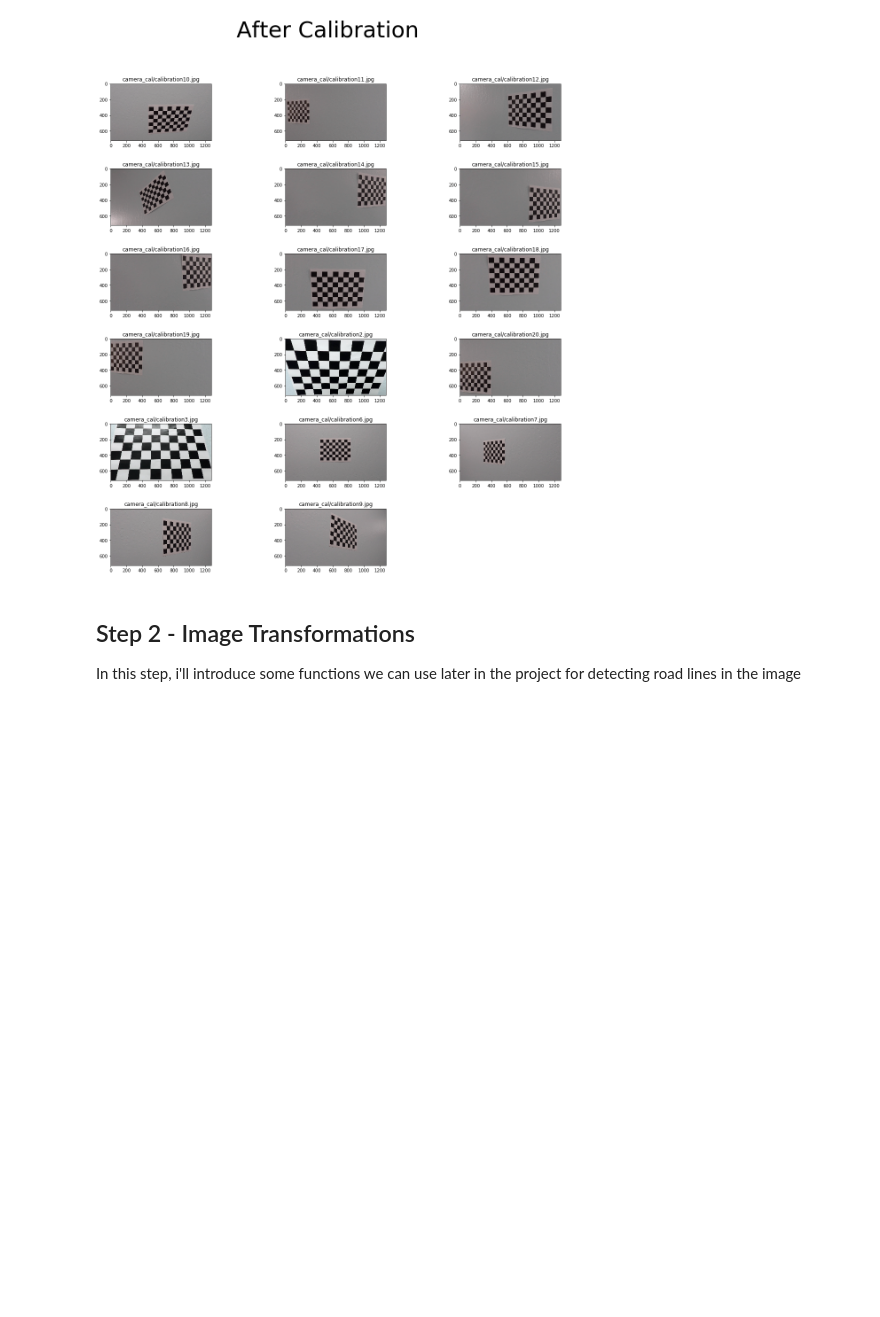
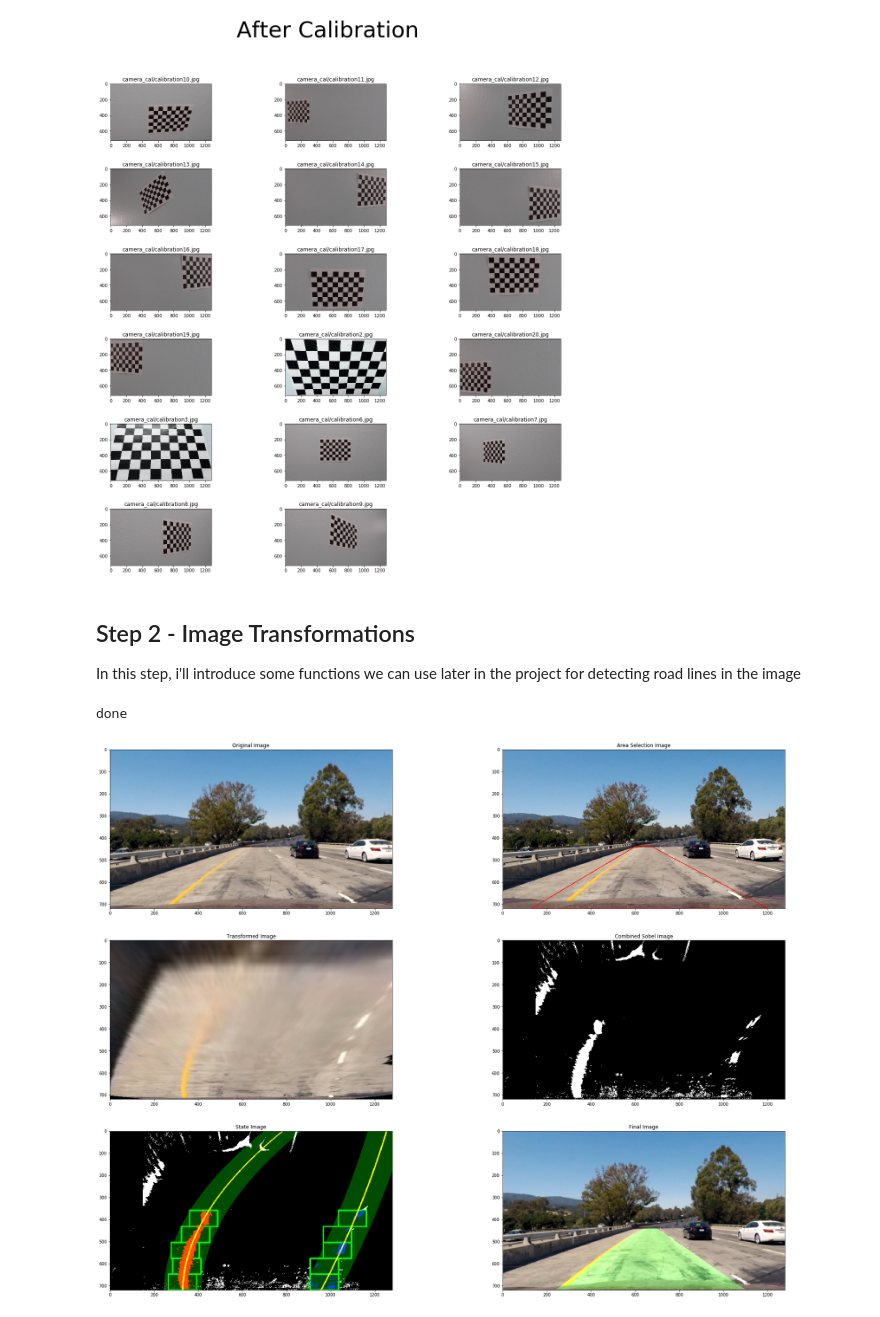
Before and after one commit to sachitv/CarND-Advanced-Lane-Lines, a Jupyter notebook: Project4.ipynb, the cells around one changed output. Saved outputs shown, nothing was run; the diff lists cells and outputs as text; code cells hidden in the pictures; blank space fills up the shorter version.

```diff
--- a/Project4.ipynb
+++ b/Project4.ipynb
@@ -778,15 +778,15 @@ from IPython.display import display
 
 #image pipeline
 def processSingleImage():
-    fileName = "frame_440.jpg"
-    img = mpimg.imread("input_images/" + fileName)
+    fileName = "test1.jpg"
+    img = mpimg.imread("test_images/" + fileName)
 
     if(img.shape[2] == 4):
         img = cv2.cvtColor(img, cv2.COLOR_RGBA2RGB);
 
     lastState,outputImage = processImage(img, State(None), True)
 
-    mpimg.imsave("out_"+fileName, outputImage)
+    mpimg.imsave("output_images/"+fileName, outputImage)
     print("done")
 
 def processVideo():
@@ -803,30 +803,33 @@ def processVideo():
     fourcc = cv2.VideoWriter_fourcc(*'mp4v')
     out = cv2.VideoWriter('output.mp4',fourcc, 30, (1920,720))
 
     while(vid.isOpened()):
         ret, frame = vid.read()
 
         if (ret == True):
             rgb = cv2.cvtColor(frame, cv2.COLOR_BGR2RGB)
 
             currentState, outputImage = processImage(rgb, lastState)
 
             bgr = cv2.cvtColor(outputImage, cv2.COLOR_RGB2BGR)
             cv2.imwrite("output_images/frame_"+str(counter)+".jpg", bgr)
 
             # write the flipped frame
             out.write(bgr)
 
             if ( cv2.waitKey(30) > 0 ):
                 break
 
             counter+=1
             f.value+=1
             lastState = currentState
         else:
             break
 
     vid.release()
     out.release()
 
 processVideo()
+# %% [output]
+done
+[figure, added]
```
Also changed, not shown: 2 other files.
